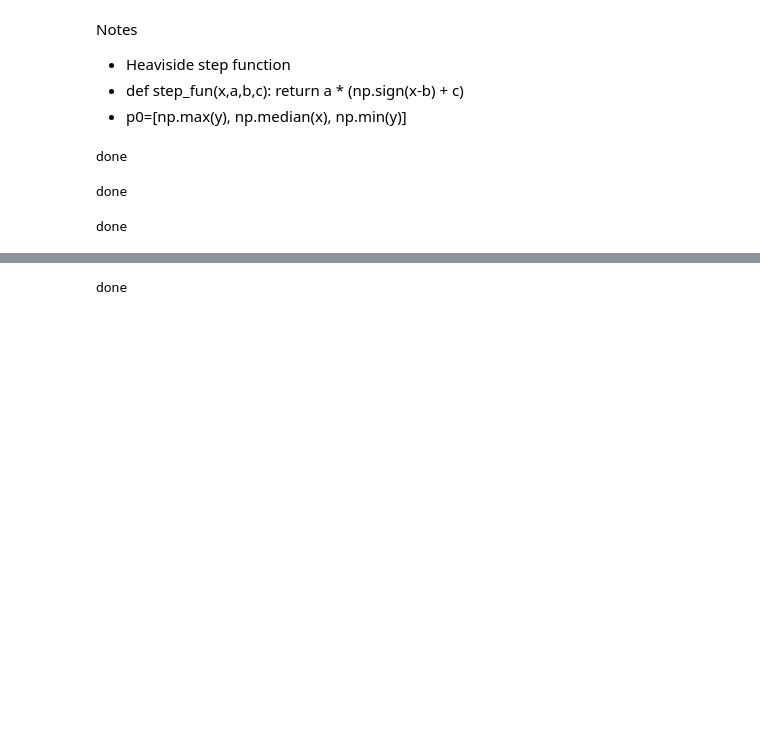
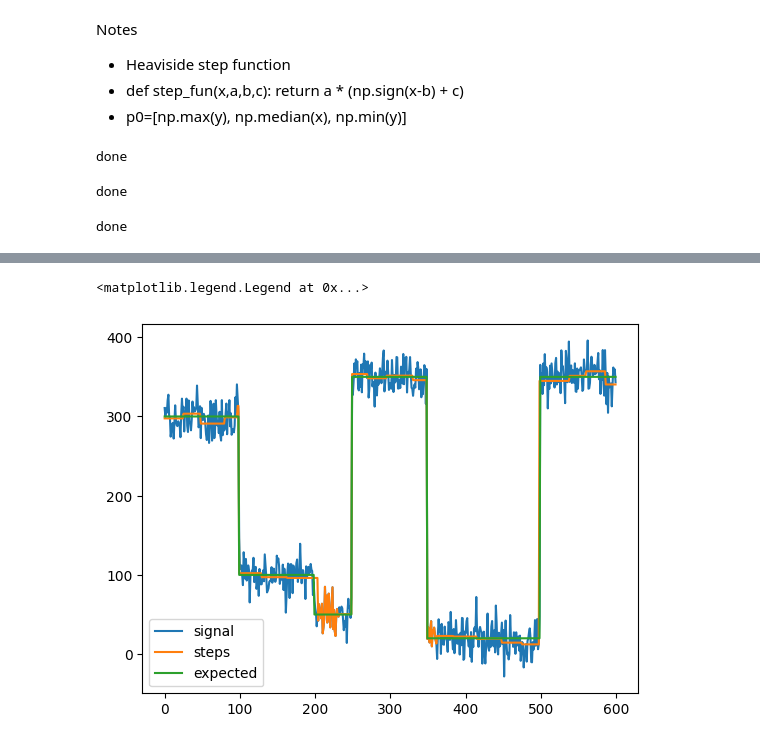
Before and after one commit to zeroth/particle-tracking, a Jupyter notebook: notebooks/Step Fitting.ipynb, the cells around one changed output, grey strips where cells are left out. Cells and saved outputs as stored; diff of their text form; code cells hidden in the pictures; blank space fills up the shorter version.

```diff
--- a/notebooks/Step Fitting.ipynb
+++ b/notebooks/Step Fitting.ipynb
@@ -155,9 +224,5 @@ done
 # %%
-x_data, y_data , steps_org = step_sim(total_time_point=600)
-
-step_info_list = []
-step_generator(x_data, y_data, step_info_list)
-step_info_list.sort(key=lambda x: x.location)
-
-
-new_y = get_y_from_step_locations(step_info_list, y_data)
+steps = []
+step_generator(x_data, y_data, steps)
+steps.sort(key=lambda x: x.location)
+y_check = get_y_from_step_locations(steps, y_data)
@@ -178,15 +228,0 @@ new_y_3 = get_y_from_step_locations(step_info_list_new, new_y_2)
-# %%
-# w, k, y , m , c, r, g, b
-plt.plot(x_data,  y_data,    label="noise")
-plt.plot(x_data,  steps_org, label="raw")
-plt.plot(x_data,  new_y,     label="new over fit")
-plt.plot(x_data,  new_y_2,   label="new over fit_2")
-plt.plot(x_data,  new_y_3,   label="new over fit_2")
-
-plt.grid()
-plt.legend()
-cursor(hover=True)
-plt.show()
-print("done")
-# %% [output]
-done
@@ -263,0 +229,8 @@ np.min(np.sqrt(np.array( [-11.34911102,5.98798899,2.38755878,4.72899922,15.50491
+# %%
+plt.plot(x_data, y_data, label="signal")
+plt.plot(x_data, y_check, label="steps")
+plt.plot(x_data, steps_org, label="expected")
+plt.legend()
+# %% [output]
+<matplotlib.legend.Legend at 0x...>
+[figure, added]
```
Also changed, not shown: parts of 14 cells of this notebook.
